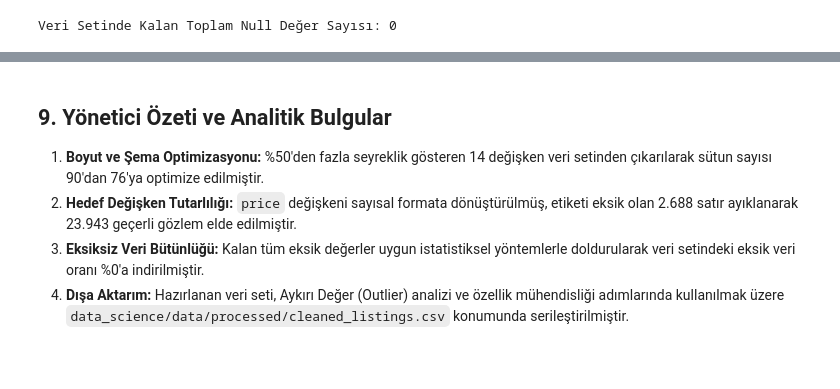
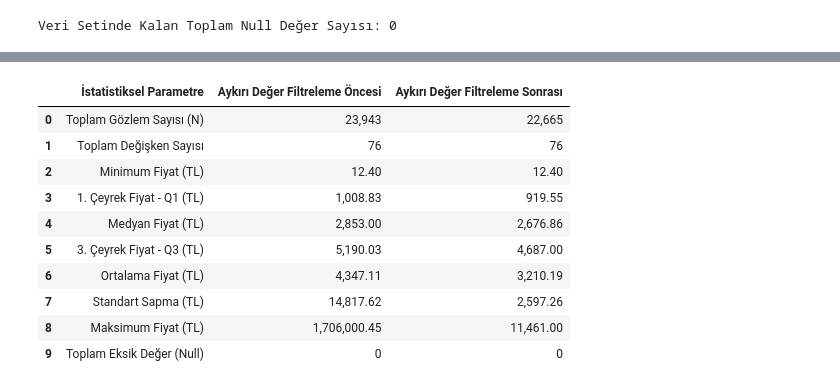
Before and after one commit to eminenazduran/SmartStay-AI, a Jupyter notebook: data_science/notebooks/01_eda_and_cleaning.ipynb, the cells around one changed output, grey strips where cells are left out. Saved outputs shown, nothing was run; the diff lists cells and outputs as text; code cells hidden in the pictures; blank space fills up the shorter version.

```diff
--- a/data_science/notebooks/01_eda_and_cleaning.ipynb
+++ b/data_science/notebooks/01_eda_and_cleaning.ipynb
@@ -405,7 +480,53 @@ comparison_table
-# %% [markdown]
-## 9. Yönetici Özeti ve Analitik Bulgular
-
-1. **Boyut ve Şema Optimizasyonu:** %50'den fazla seyreklik gösteren 14 değişken veri setinden çıkarılarak sütun sayısı 90'dan 76'ya optimize edilmiştir.
-2. **Hedef Değişken Tutarlılığı:** `price` değişkeni sayısal formata dönüştürülmüş, etiketi eksik olan 2.688 satır ayıklanarak 23.943 geçerli gözlem elde edilmiştir.
-3. **Eksiksiz Veri Bütünlüğü:** Kalan tüm eksik değerler uygun istatistiksel yöntemlerle doldurularak veri setindeki eksik veri oranı %0'a indirilmiştir.
-4. **Dışa Aktarım:** Hazırlanan veri seti, Aykırı Değer (Outlier) analizi ve özellik mühendisliği adımlarında kullanılmak üzere `data_science/data/processed/cleaned_listings.csv` konumunda serileştirilmiştir.
+# %%
+comparison_table = pd.DataFrame({
+    'İstatistiksel Parametre': [
+        'Toplam Gözlem Sayısı (N)',
+        'Toplam Değişken Sayısı',
+        'Minimum Fiyat (TL)',
+        '1. Çeyrek Fiyat - Q1 (TL)',
+        'Medyan Fiyat (TL)',
+        '3. Çeyrek Fiyat - Q3 (TL)',
+        'Ortalama Fiyat (TL)',
+        'Standart Sapma (TL)',
+        'Maksimum Fiyat (TL)',
+        'Toplam Eksik Değer (Null)'
+    ],
+    'Aykırı Değer Filtreleme Öncesi': [
+        f"{len(df_cleaned):,}",
+        f"{df_cleaned.shape[1]}",
+        f"{df_cleaned['price'].min():,.2f}",
+        f"{q1:,.2f}",
+        f"{df_cleaned['price'].median():,.2f}",
+        f"{q3:,.2f}",
+        f"{df_cleaned['price'].mean():,.2f}",
+        f"{df_cleaned['price'].std():,.2f}",
+        f"{df_cleaned['price'].max():,.2f}",
+        "0"
+    ],
+    'Aykırı Değer Filtreleme Sonrası': [
+        f"{len(df_final):,}",
+        f"{df_final.shape[1]}",
+        f"{df_final['price'].min():,.2f}",
+        f"{df_final['price'].quantile(0.25):,.2f}",
+        f"{df_final['price'].median():,.2f}",
+        f"{df_final['price'].quantile(0.75):,.2f}",
+        f"{df_final['price'].mean():,.2f}",
+        f"{df_final['price'].std():,.2f}",
+        f"{df_final['price'].max():,.2f}",
+        "0"
+    ]
+})
+
+comparison_table
+# %% [output]
+|  | İstatistiksel Parametre | Aykırı Değer Filtreleme Öncesi | Aykırı Değer Filtreleme Sonrası |
+| 0 | Toplam Gözlem Sayısı (N) | 23,943 | 22,665 |
+| 1 | Toplam Değişken Sayısı | 76 | 76 |
+| 2 | Minimum Fiyat (TL) | 12.40 | 12.40 |
+| 3 | 1. Çeyrek Fiyat - Q1 (TL) | 1,008.83 | 919.55 |
+| 4 | Medyan Fiyat (TL) | 2,853.00 | 2,676.86 |
+| 5 | 3. Çeyrek Fiyat - Q3 (TL) | 5,190.03 | 4,687.00 |
+| 6 | Ortalama Fiyat (TL) | 4,347.11 | 3,210.19 |
+| 7 | Standart Sapma (TL) | 14,817.62 | 2,597.26 |
+| 8 | Maksimum Fiyat (TL) | 1,706,000.45 | 11,461.00 |
+| 9 | Toplam Eksik Değer (Null) | 0 | 0 |
```
Also changed, not shown: parts of 18 cells of this notebook.
